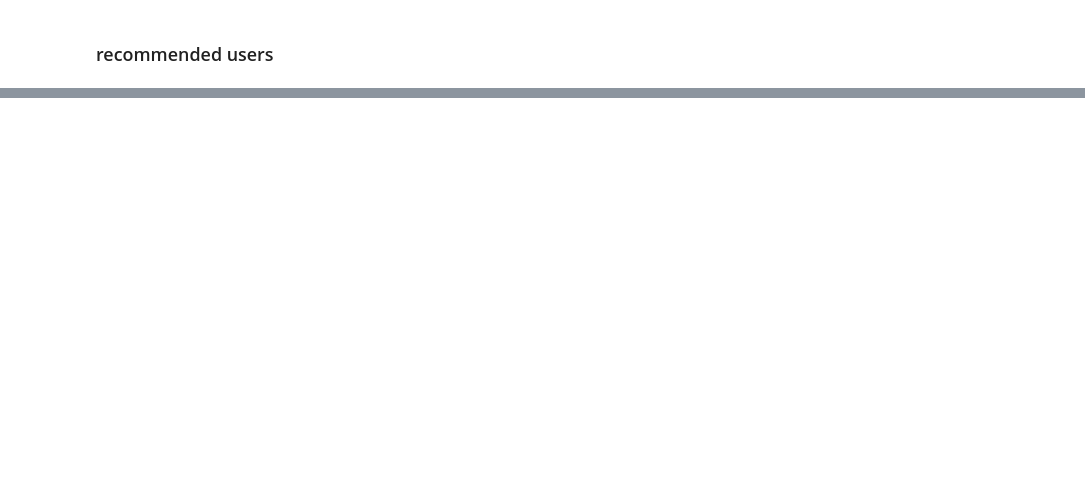
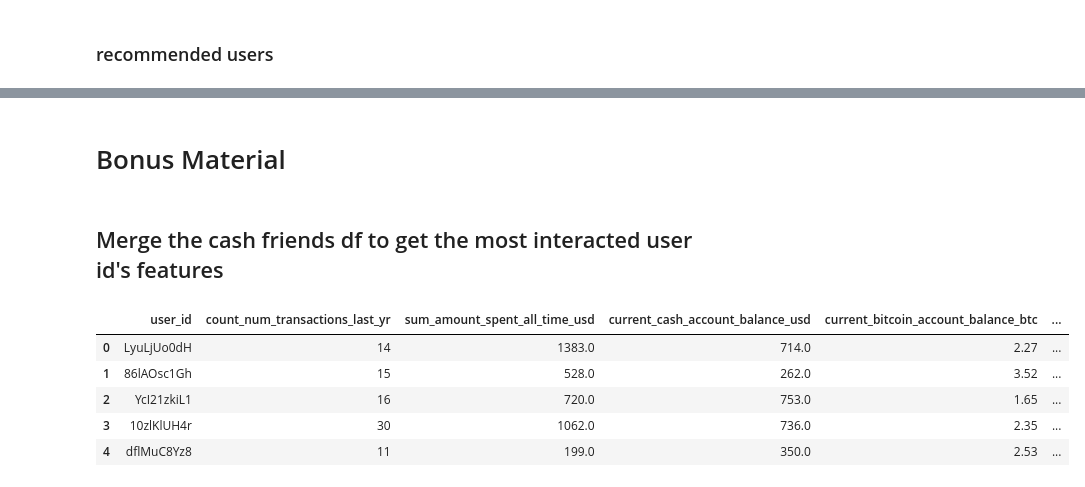
Before and after one commit to anushagj/friend-up-your-cash-app-game, a Jupyter notebook: Notebooks/modelling_solution.ipynb, the cells around one changed output, grey strips where cells are left out. Cells and saved outputs as stored; diff of their text form; code cells hidden in the pictures; blank space fills up the shorter version.

```diff
--- a/Notebooks/modelling_solution.ipynb
+++ b/Notebooks/modelling_solution.ipynb
@@ -141,0 +127,15 @@ Name: 3236, dtype: object
+# %% [markdown]
+# Bonus Material
+# %% [markdown]
+## Merge the cash friends df to get the most interacted user id's features
+# %%
+cash_friends = cash_friends.drop(columns=['account_creation_date', 'gender', 'cash_card_enabled', 'direct_deposit_enabled', 'cash_boost_used', 'user_occupation', 'location',
+       'most_used_cash_app_feature'])
+cash_friends.head()
+# %% [output]
+|  | user_id | count_num_transactions_last_yr | sum_amount_spent_all_time_usd | current_cash_account_balance_usd | current_bitcoin_account_balance_btc | ... |
+| 0 | LyuLjUo0dH | 14 | 1383.0 | 714.0 | 2.27 | ... |
+| 1 | 86lAOsc1Gh | 15 | 528.0 | 262.0 | 3.52 | ... |
+| 2 | YcI21zkiL1 | 16 | 720.0 | 753.0 | 1.65 | ... |
+| 3 | 10zlKlUH4r | 30 | 1062.0 | 736.0 | 2.35 | ... |
+| 4 | dflMuC8Yz8 | 11 | 199.0 | 350.0 | 2.53 | ... |
```
Also changed, not shown: parts of 38 cells of this notebook.
